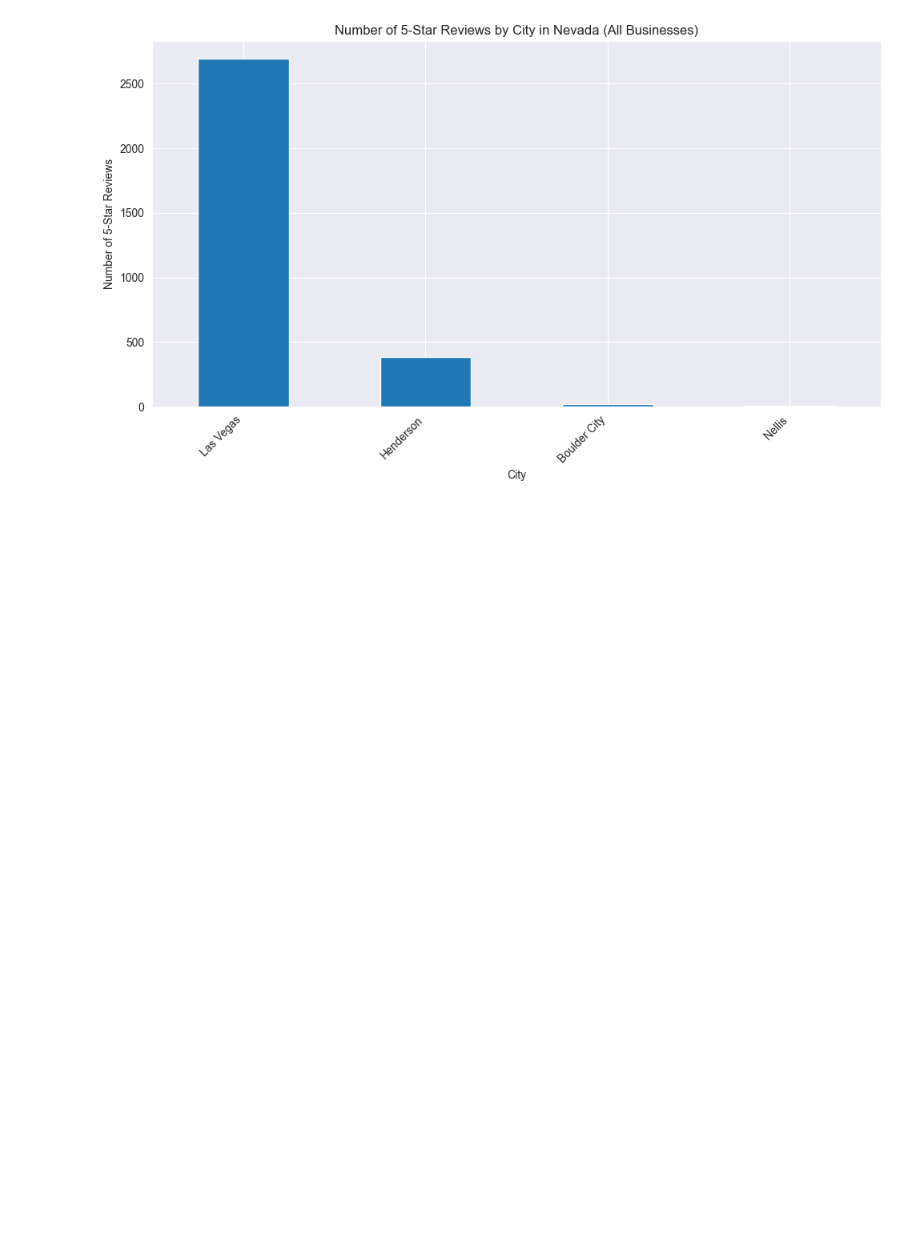
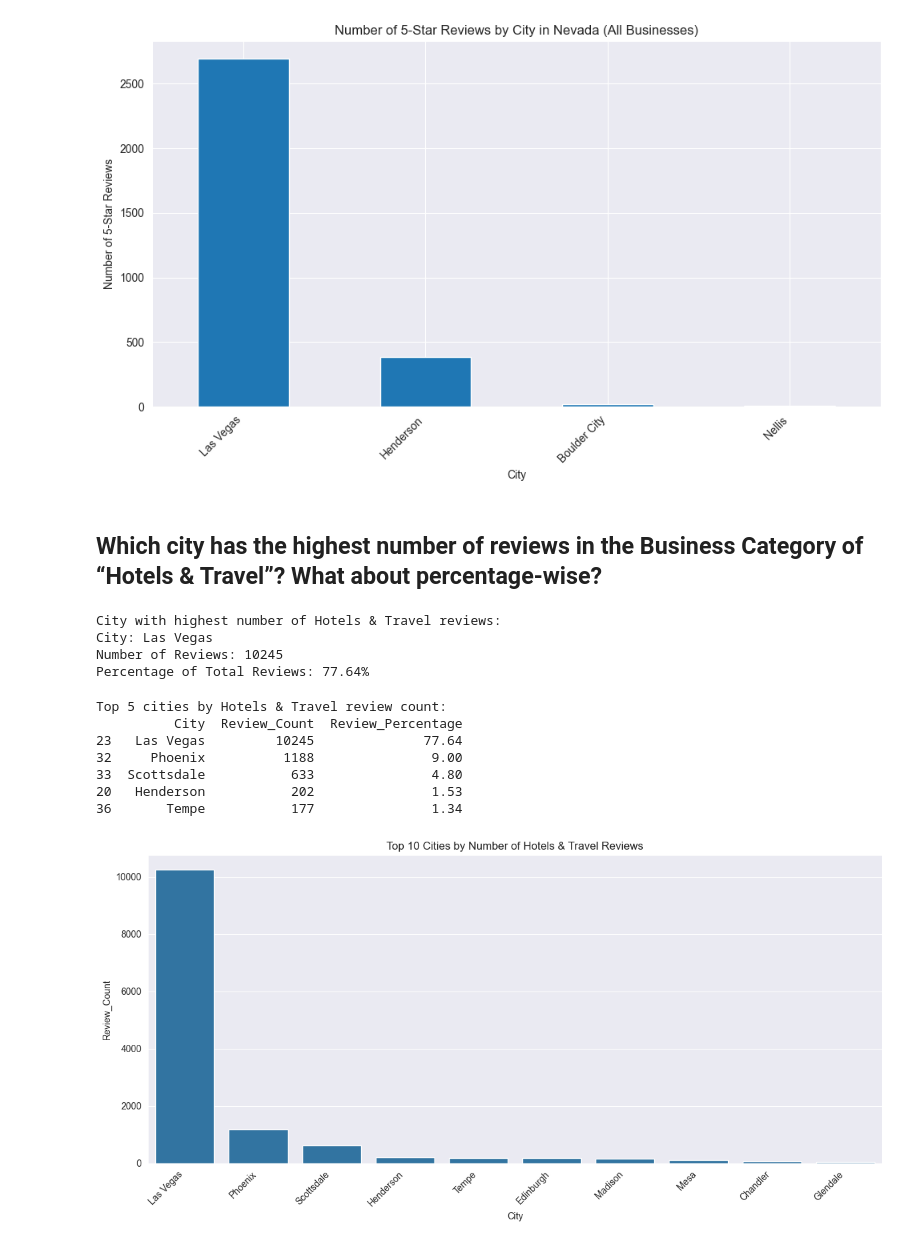
Before and after one commit to Capta1n-n9m0/ei-task, a Jupyter notebook: task.ipynb, the cells around one changed output. Cells and saved outputs as stored; diff of their text form; code cells hidden in the pictures; blank space fills up the shorter version.

```diff
--- a/task.ipynb
+++ b/task.ipynb
@@ -198,3 +212,51 @@ plt.tight_layout()
 plt.show()
 # %% [output]
 [figure]
+# %% [markdown]
+## Which city has the highest number of reviews in the Business Category of “Hotels & Travel”? What about percentage-wise?
+# %%
+# Filter for Hotels & Travel category
+hotels_travel = df1[df1['Business_Category'] == 'Hotels & Travel']
+
+# Get review count per city
+city_review_counts = hotels_travel.groupby('City')['Review_Text'].count().reset_index()
+city_review_counts = city_review_counts.rename(columns={'Review_Text': 'Review_Count'})
+# %%
+# Calculate percentage of total reviews for each city
+total_reviews = len(hotels_travel)
+city_review_counts['Review_Percentage'] = (city_review_counts['Review_Count'] / total_reviews * 100).round(2)
+
+# Sort by review count in descending order and get the top city
+top_city = city_review_counts.sort_values('Review_Count', ascending=False).head(1)
+# %%
+print("City with highest number of Hotels & Travel reviews:")
+print(f"City: {top_city['City'].values[0]}")
+print(f"Number of Reviews: {top_city['Review_Count'].values[0]}")
+print(f"Percentage of Total Reviews: {top_city['Review_Percentage'].values[0]}%")
+# %% [output]
+City with highest number of Hotels & Travel reviews:
+City: Las Vegas
+Number of Reviews: 10245
+Percentage of Total Reviews: 77.64%
+# %%
+# Display top 5 cities by review count for context
+print("\nTop 5 cities by Hotels & Travel review count:")
+print(city_review_counts.sort_values('Review_Count', ascending=False).head())
+
+# Create visualization
+plt.figure(figsize=(12, 6))
+top_10_cities = city_review_counts.nlargest(10, 'Review_Count')
+sns.barplot(data=top_10_cities, x='City', y='Review_Count')
+plt.xticks(rotation=45, ha='right')
+plt.title('Top 10 Cities by Number of Hotels & Travel Reviews')
+plt.tight_layout()
+plt.show()
+# %% [output]
+Top 5 cities by Hotels & Travel review count:
+          City  Review_Count  Review_Percentage
+23   Las Vegas         10245              77.64
+32     Phoenix          1188               9.00
+33  Scottsdale           633               4.80
+20   Henderson           202               1.53
+36       Tempe           177               1.34
+[figure, added]
```
Also changed, not shown: parts of 11 cells of this notebook.
